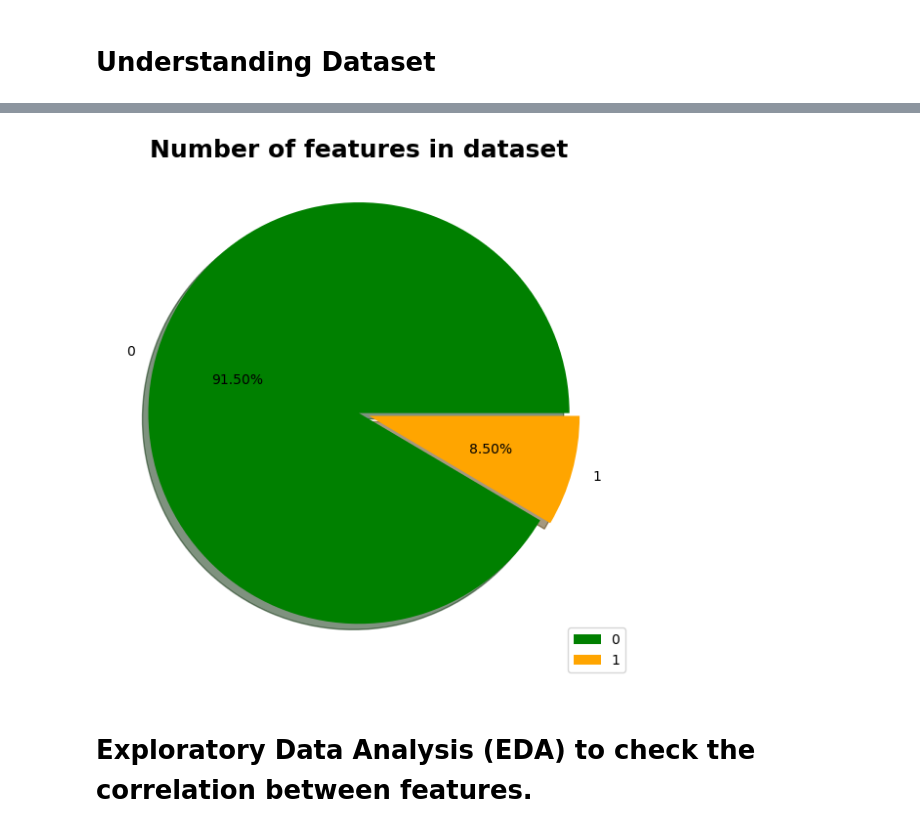
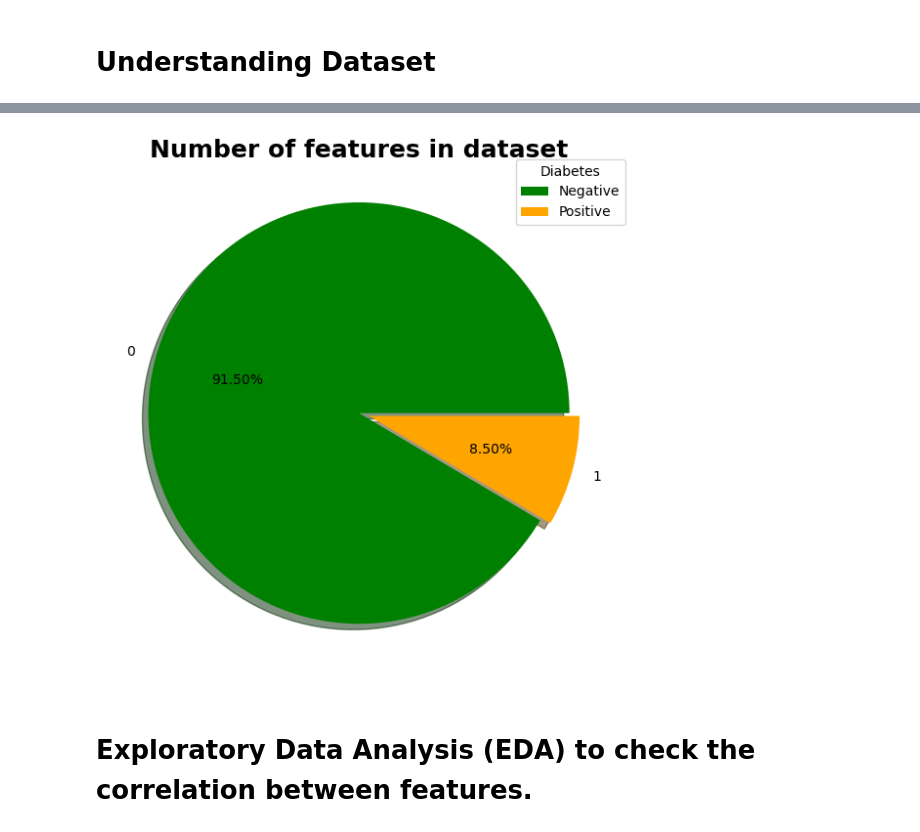
Before and after one commit to PrathamKumar125/Diabetes_Prediction_model, a Jupyter notebook: Diabetes Prediction Model.ipynb, the cells around one changed output, grey strips where cells are left out. Drawn from its saved outputs; the diff is of its cells as text; code cells hidden in the pictures.

```diff
--- a/Diabetes Prediction Model.ipynb
+++ b/Diabetes Prediction Model.ipynb
@@ -166,15 +197,16 @@ for bars in gen.containers:
 # %%
+# to create a pie chart to visualize the distribution of diabetes labels (0 for negative and 1 for positive)using Matplotlib.
 labels = [0, 1]
 size = df2['diabetes'].value_counts()
 colors = [ 'green', 'orange']
 explode = [0.05, 0]
 plt.figure(figsize=(8,7))
 plt.pie(size, labels =labels, colors = colors, explode = explode, autopct = "%.2f%%", shadow = True)
 plt.suptitle("Number of features in dataset", y=0.9, size=18,weight="bold")
-plt.legend()
+plt.legend(["Negative", "Positive"],  title="Diabetes")
 plt.show()
 # %% [output]
-[figure, old version]
+[figure, new version]
 # %% [markdown]
 # Exploratory Data Analysis (EDA) to check the correlation between features.
 # %%
```
Also changed, not shown: parts of 49 cells of this notebook.
